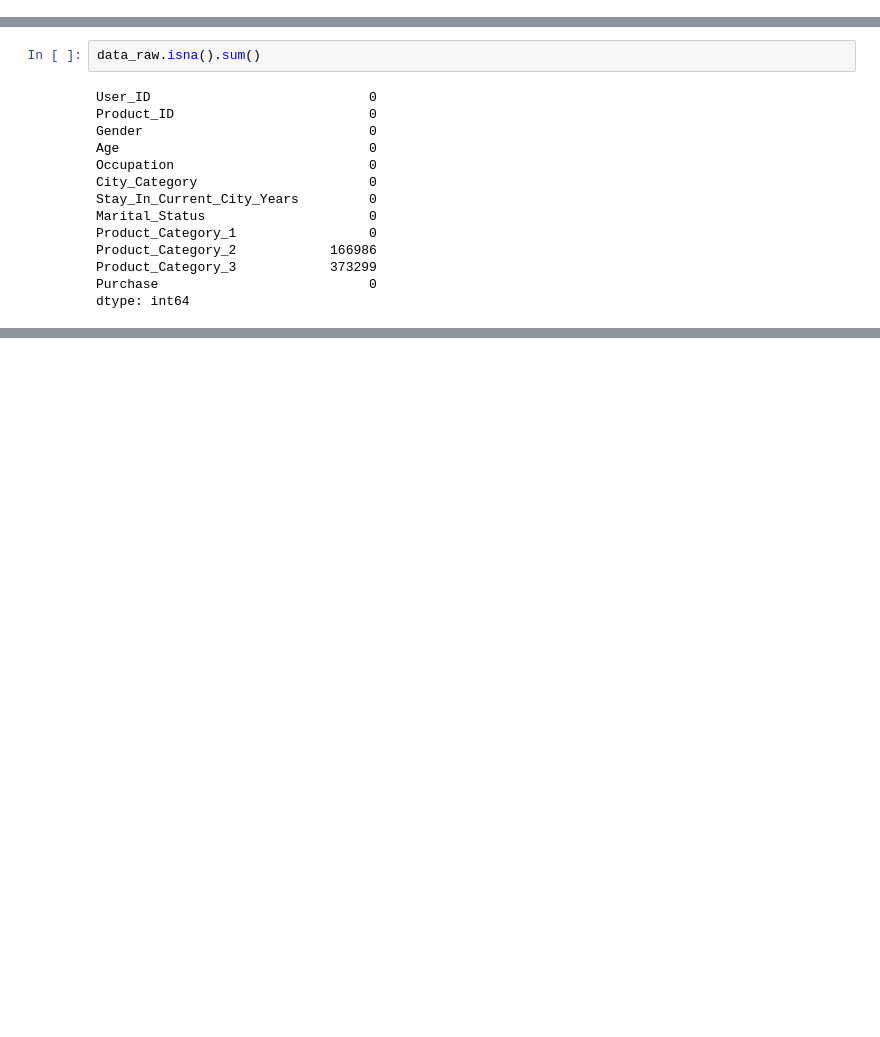
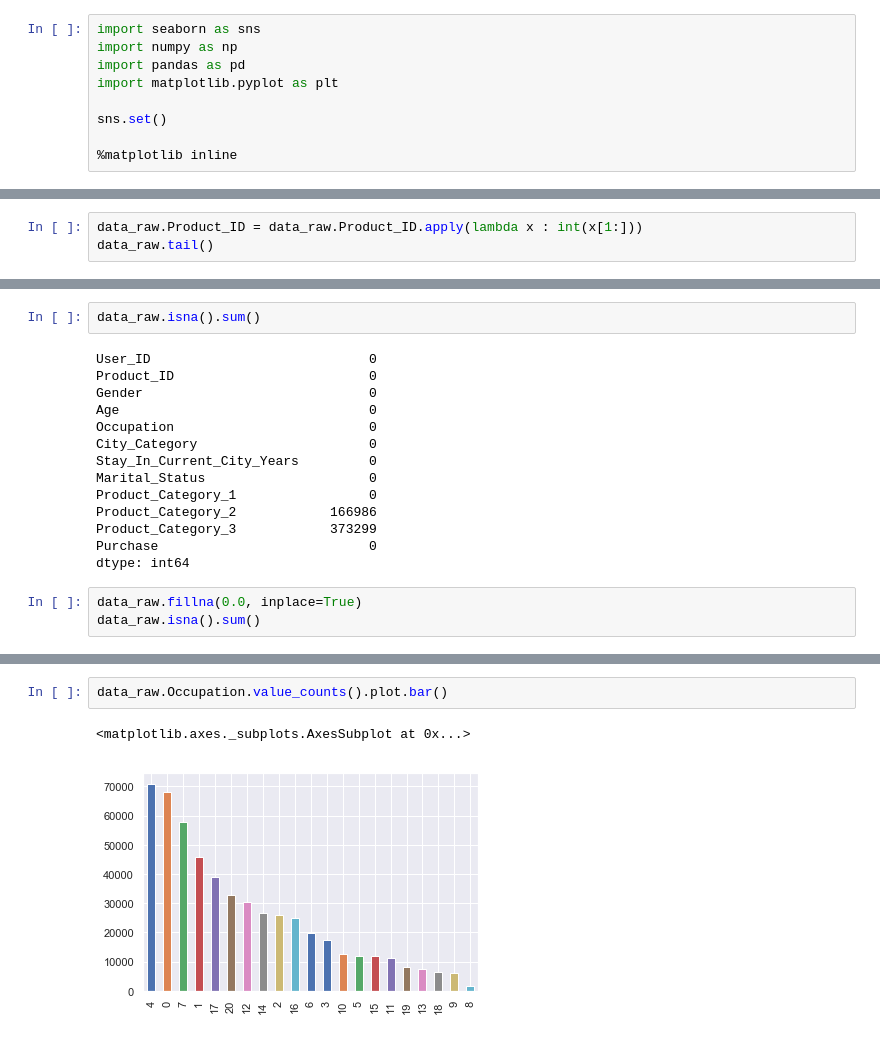
Before and after one commit to seokyeongheo/iot-data-practice, a Jupyter notebook: 2nd/181213_LDA.ipynb, the cells around one changed output, grey strips where cells are left out. Cells and saved outputs as stored; diff of their text form; blank space fills up the shorter version.

```diff
--- a/2nd/181213_LDA.ipynb
+++ b/2nd/181213_LDA.ipynb
@@ -21,0 +4,9 @@ drwxr-xr-x  16 quartz  staff       512 12 13 11:16 ..
+# %%
+import seaborn as sns
+import numpy as np
+import pandas as pd
+import matplotlib.pyplot as plt
+
+sns.set()
+
+%matplotlib inline
@@ -33,0 +48,3 @@ data_raw.tail()
+# %%
+data_raw.Product_ID = data_raw.Product_ID.apply(lambda x : int(x[1:]))
+data_raw.tail()
@@ -47,3 +108,6 @@ Product_Category_2            166986
 Product_Category_3            373299
 Purchase                           0
 dtype: int64
+# %%
+data_raw.fillna(0.0, inplace=True)
+data_raw.isna().sum()
@@ -49,0 +222,5 @@ dtype: int64
+# %%
+data_raw.Occupation.value_counts().plot.bar()
+# %% [output]
+<matplotlib.axes._subplots.AxesSubplot at 0x...>
+[figure, added]
```
Also changed, not shown: parts of 39 cells of this notebook, 3 other files.
